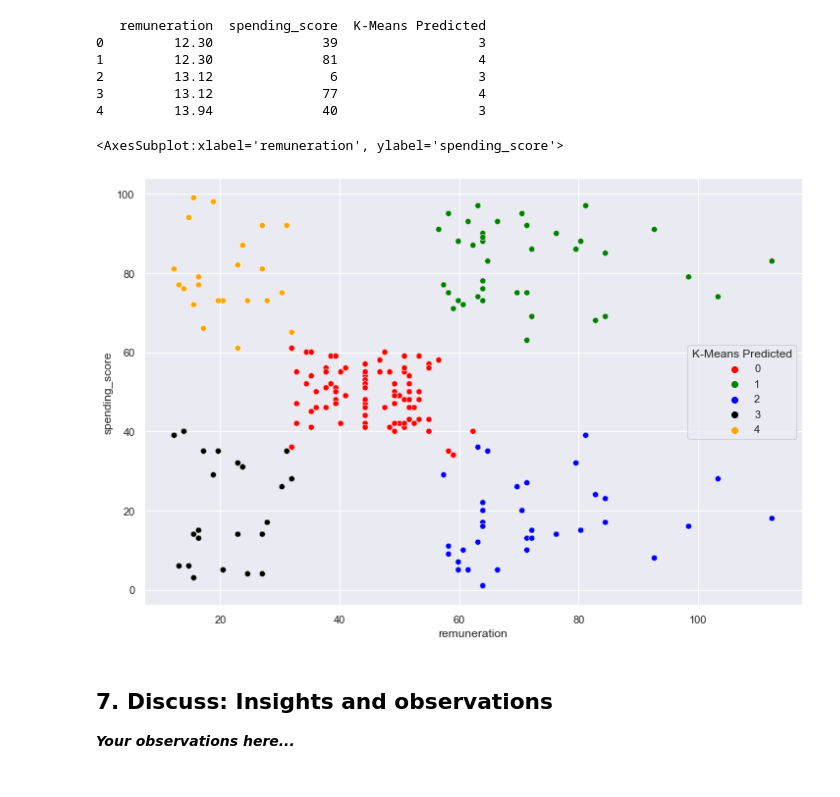
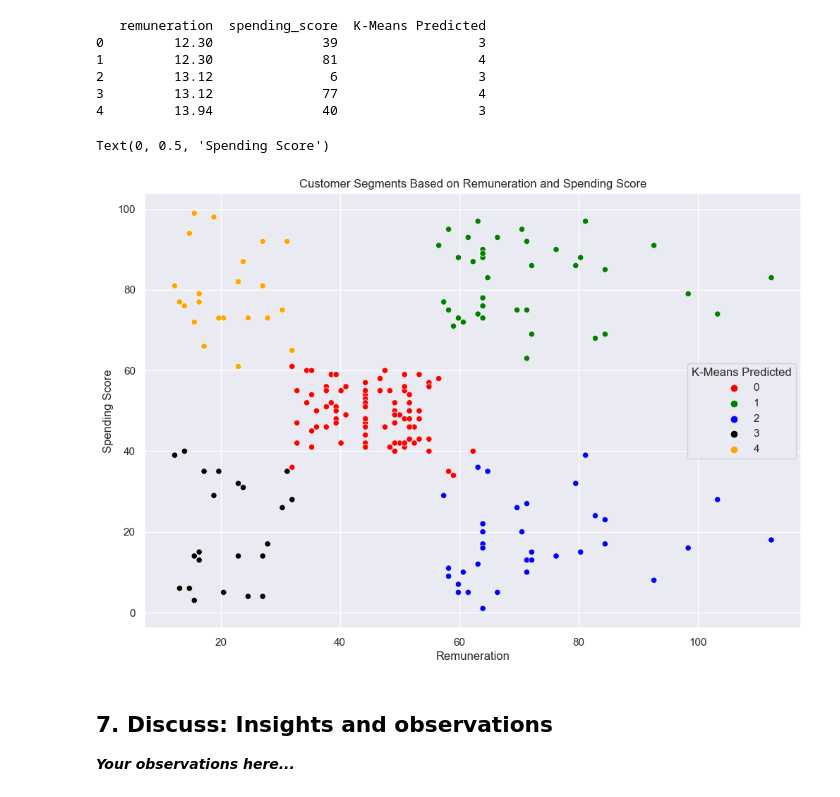
Before and after one commit to gileshrb/Turtle-Games-Assignment, a Jupyter notebook: Benham_Giles_DA301_Assignment_Notebook.ipynb, the cells around one changed output. Cells and saved outputs as stored; diff of their text form; code cells hidden in the pictures.

```diff
--- a/Benham_Giles_DA301_Assignment_Notebook.ipynb
+++ b/Benham_Giles_DA301_Assignment_Notebook.ipynb
@@ -792,16 +807,20 @@ print(x.head())
 # %%
 # Visualising the clusters.
 # Set plot size.
 sns.set(rc = {'figure.figsize':(12, 8)})
 
 sns.scatterplot(x='remuneration' ,
                 y ='spending_score',
                 data=x ,
                 hue='K-Means Predicted',
                 palette=['red', 'green', 'blue', 'black', 'orange'])
+
+plt.title("Customer Segments Based on Remuneration and Spending Score")
+plt.xlabel("Remuneration")
+plt.ylabel("Spending Score")
 # %% [output]
-<AxesSubplot:xlabel='remuneration', ylabel='spending_score'>
+Text(0, 0.5, 'Spending Score')
-[figure, old version]
+[figure, new version]
 # %% [markdown]
 ## 7. Discuss: Insights and observations
 
```
Also changed, not shown: parts of 16 cells of this notebook.
